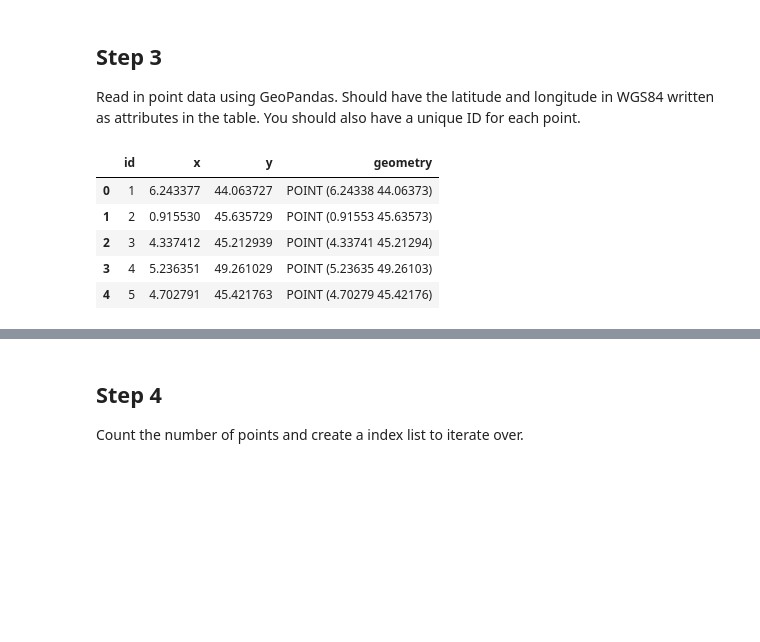
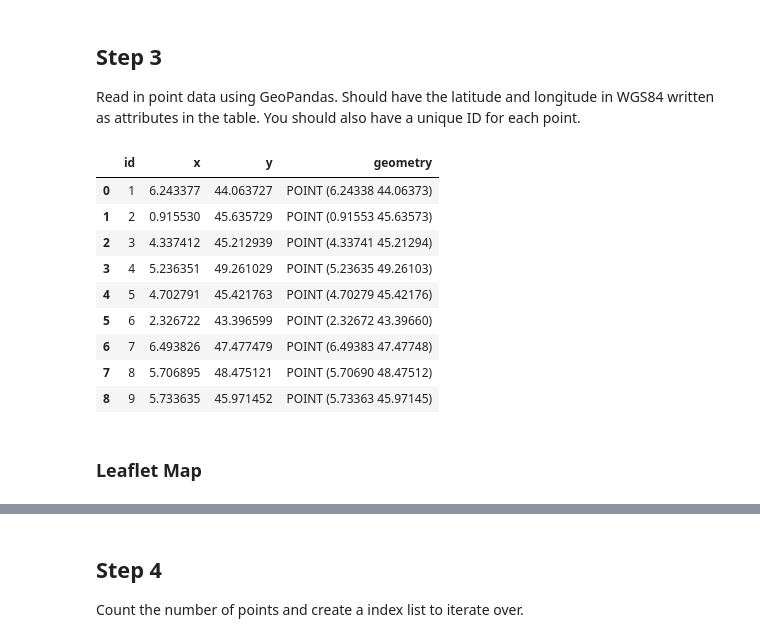
Before and after one commit to padasch/ifn_analysis, a Jupyter notebook: python/gee_ext_points.ipynb, the cells around one changed output, grey strips where cells are left out. Drawn from its saved outputs; the diff is of its cells as text; code cells hidden in the pictures; blank space fills up the shorter version.

```diff
--- a/python/gee_ext_points.ipynb
+++ b/python/gee_ext_points.ipynb
@@ -28,11 +26,18 @@ Read in point data using GeoPandas. Should have the latitude and longitude in WG
 # %%
 # pnts = gpd.read_file("D:/gee_examples/points.shp")
 pnts = gpd.read_file("../data/tmp/all_locations.shp")
-pnts.head()
+pnts = pnts.iloc[0:9]
+pnts.head(10)
 # %% [output]
 |  | id | x | y | geometry |
 | 0 | 1 | 6.243377 | 44.063727 | POINT (6.24338 44.06373) |
 | 1 | 2 | 0.915530 | 45.635729 | POINT (0.91553 45.63573) |
 | 2 | 3 | 4.337412 | 45.212939 | POINT (4.33741 45.21294) |
 | 3 | 4 | 5.236351 | 49.261029 | POINT (5.23635 49.26103) |
 | 4 | 5 | 4.702791 | 45.421763 | POINT (4.70279 45.42176) |
+| 5 | 6 | 2.326722 | 43.396599 | POINT (2.32672 43.39660) |
+| 6 | 7 | 6.493826 | 47.477479 | POINT (6.49383 47.47748) |
+| 7 | 8 | 5.706895 | 48.475121 | POINT (5.70690 48.47512) |
+| 8 | 9 | 5.733635 | 45.971452 | POINT (5.73363 45.97145) |
+# %% [markdown]
+### Leaflet Map
```
Also changed, not shown: parts of 28 cells of this notebook.
